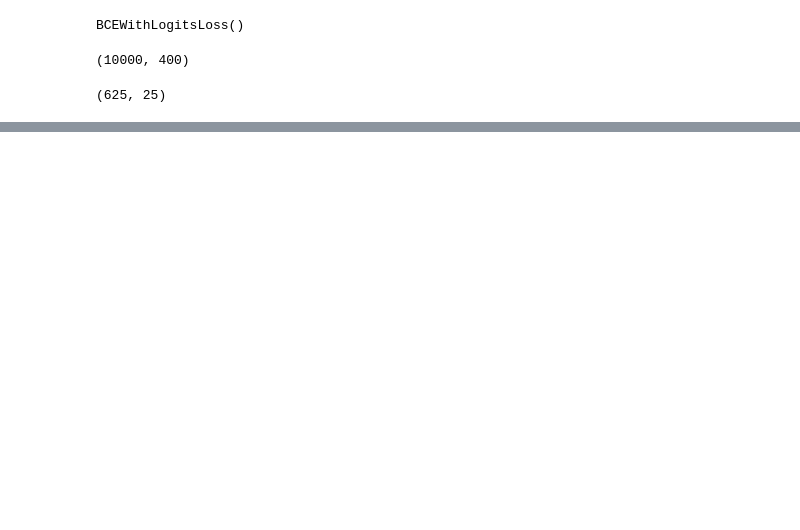
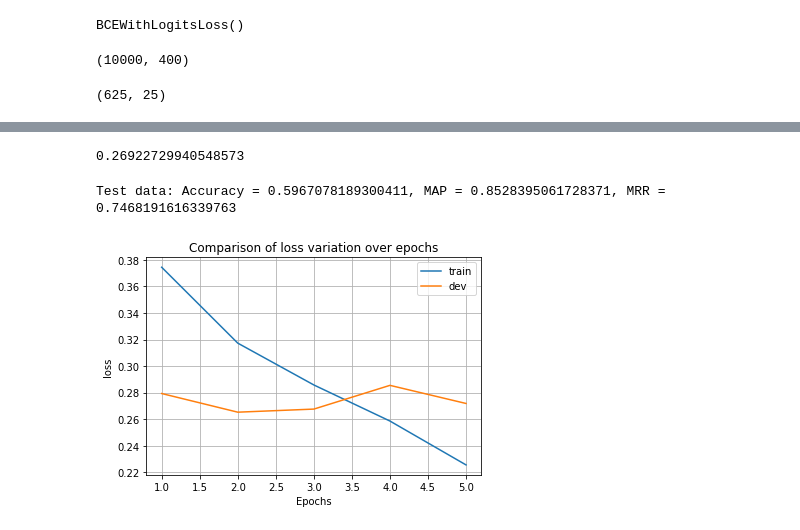
Before and after one commit to sagarsj42/wikiqa_open_domain_qa, a Jupyter notebook: notebooks/tanda.ipynb, the cells around one changed output, grey strips where cells are left out. Saved outputs shown, nothing was run; the diff lists cells and outputs as text; code cells hidden in the pictures; blank space fills up the shorter version.

```diff
--- a/notebooks/tanda.ipynb
+++ b/notebooks/tanda.ipynb
@@ -406,0 +570,5 @@ for d in asnq_f['train']:
+# %%
+save_dict = torch.load('best-wikiqa-adapt.pth')
+train_stats = save_dict['train_stats']
+dev_stats = save_dict['dev_stats']
+save_dict.keys()
@@ -406,0 +599,17 @@ for d in asnq_f['train']:
+# %%
+test_loss = validate(wikiqa_test_dl, model, criterion, device=DEVICE)
+test_loss
+# %% [output]
+0.26922729940548573
+# %%
+test_results = get_scores(wikiqa_test_dl, model, device=DEVICE)
+test_qscores = get_question_label_scores(test_results)
+test_acc, test_map, test_mrr = calculate_metrics(test_qscores)
+
+print(f'Test data: Accuracy = {test_acc}, MAP = {test_map}, MRR = {test_mrr}')
+# %% [output]
+Test data: Accuracy = 0.5967078189300411, MAP = 0.8528395061728371, MRR = 0.7468191616339763
+# %%
+plot_curves(train_stats, dev_stats, 0, 'loss')
+# %% [output]
+[figure, added]
```
Also changed, not shown: parts of 25 cells of this notebook, 2 other files.
